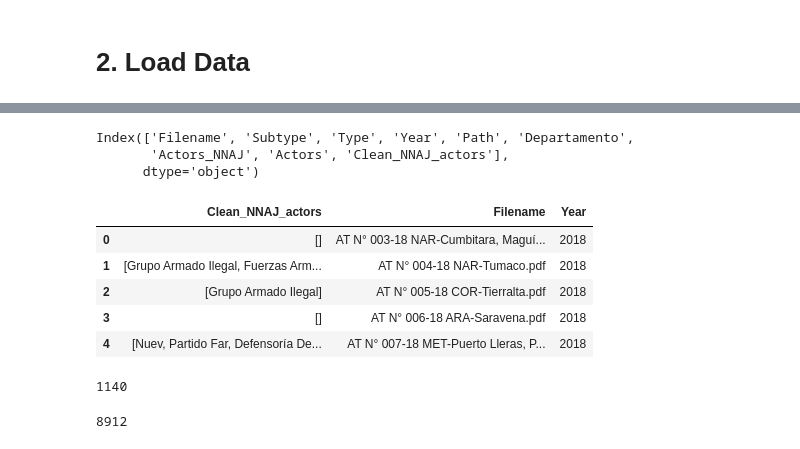
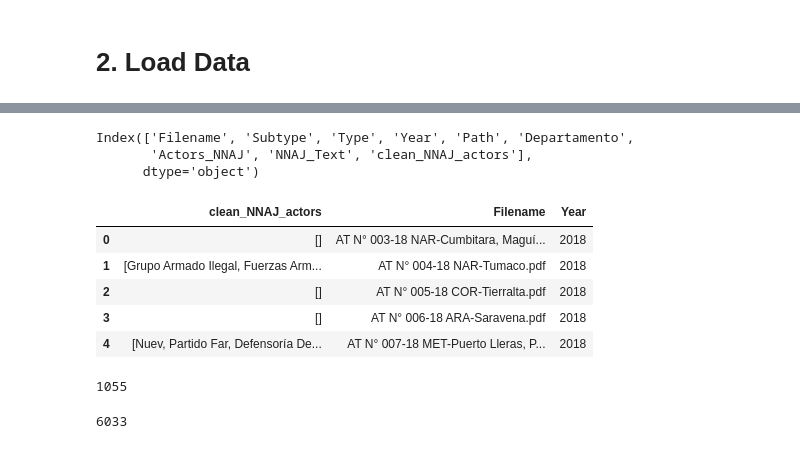
Before and after one commit to ylizama/alertas_colombia, a Jupyter notebook: 16_Actors_NNAJ_OverTime2.0.ipynb, the cells around one changed output, grey strips where cells are left out. Cells and saved outputs as stored; diff of their text form; code cells hidden in the pictures.

```diff
--- a/16_Actors_NNAJ_OverTime2.0.ipynb
+++ b/16_Actors_NNAJ_OverTime2.0.ipynb
@@ -8,7 +8,6 @@ import csv
 # 2. Load Data
 # %%
 df = pd.read_csv("data/alertas_actors_NNAJ.csv", sep="|")
-df = df[['Filename', 'Subtype', 'Type', 'Year', 'Path', 'Departamento',
-       'Actors_NNAJ', 'Actors']]
+print(len(df))
 df.head()
 # %% [output]
@@ -109,4 +120,4 @@ def most_mentioned_actors(actors):
 # %%
-df['Clean_NNAJ_actors'] = df['Actors_NNAJ'].apply(clean_list_actors)
+df['clean_NNAJ_actors'] = df['Actors_NNAJ'].apply(clean_list_actors)
 # %%
 f = open('actors.text', 'w', encoding = 'utf-8')
@@ -116,25 +127,25 @@ for x in sorted(list(set(df['Clean_NNAJ_actors'].sum()))):
 df.columns
 # %% [output]
 Index(['Filename', 'Subtype', 'Type', 'Year', 'Path', 'Departamento',
-       'Actors_NNAJ', 'Actors', 'Clean_NNAJ_actors'],
+       'Actors_NNAJ', 'NNAJ_Text', 'clean_NNAJ_actors'],
       dtype='object')
 # %%
-dfa = df[['Clean_NNAJ_actors', 'Filename', 'Year']]
+dfa = df[['clean_NNAJ_actors', 'Filename', 'Year']]
 dfa.head()
 # %% [output]
-|  | Clean_NNAJ_actors | Filename | Year |
+|  | clean_NNAJ_actors | Filename | Year |
 | 0 | [] | AT N° 003-18 NAR-Cumbitara, Maguí... | 2018 |
 | 1 | [Grupo Armado Ilegal, Fuerzas Arm... | AT N° 004-18 NAR-Tumaco.pdf | 2018 |
-| 2 | [Grupo Armado Ilegal] | AT N° 005-18 COR-Tierralta.pdf | 2018 |
+| 2 | [] | AT N° 005-18 COR-Tierralta.pdf | 2018 |
 | 3 | [] | AT N° 006-18 ARA-Saravena.pdf | 2018 |
 | 4 | [Nuev, Partido Far, Defensoría De... | AT N° 007-18 MET-Puerto Lleras, P... | 2018 |
 # %%
 print(len(dfa))
-dfa = dfa.explode('Clean_NNAJ_actors')
+dfa = dfa.explode('clean_NNAJ_actors')
 len(dfa)
 # %% [output]
-1140
+1055
-8912
+6033
 # %%
 dfa.head()
 # %% [output]
```
Also changed, not shown: parts of 16 cells of this notebook.
